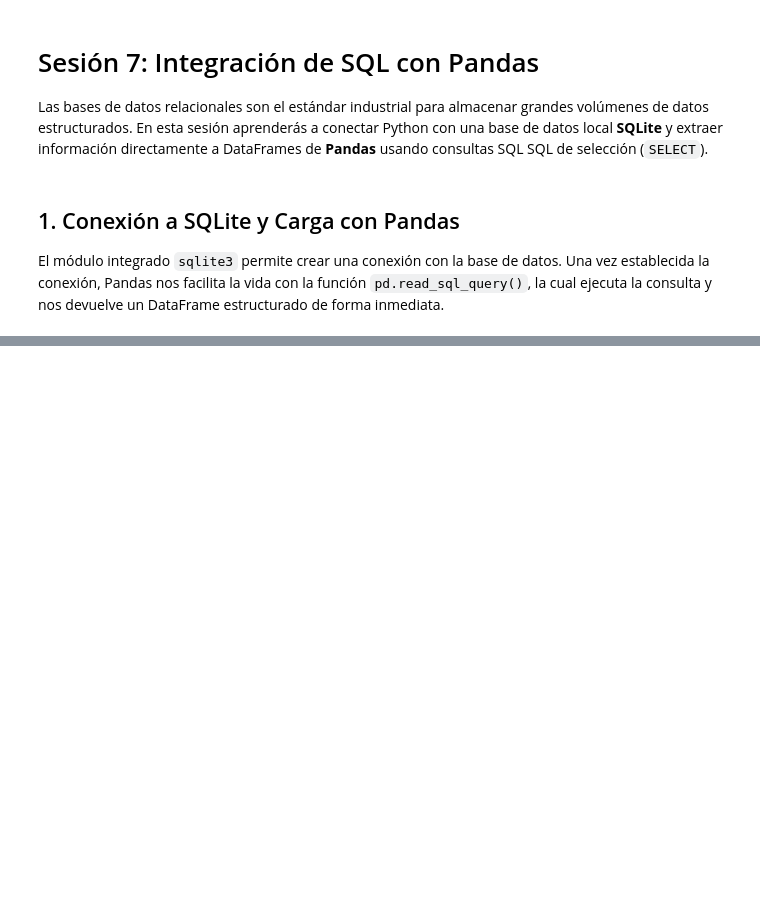
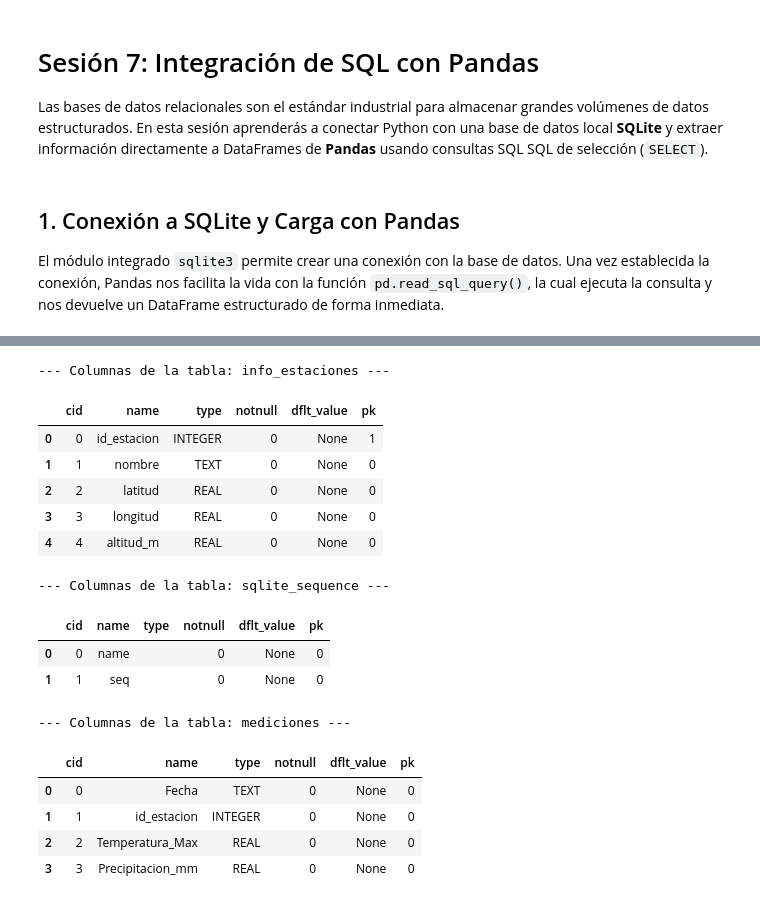
Before and after one commit to DanielBerns/python_para_universitarios, a Jupyter notebook: curso_c/notebooks_introduccion/07_sqlite_pandas.ipynb, the cells around one changed output, grey strips where cells are left out. Saved outputs shown, nothing was run; the diff lists cells and outputs as text; code cells hidden in the pictures; blank space fills up the shorter version.

```diff
--- a/curso_c/notebooks_introduccion/07_sqlite_pandas.ipynb
+++ b/curso_c/notebooks_introduccion/07_sqlite_pandas.ipynb
@@ -8 +186,4 @@ El módulo integrado `sqlite3` permite crear una conexión con la base de datos.
+# %%
+# Conectarse a la base de datos
+conexion = sqlite3.connect(database)
 # %%
@@ -54,0 +214,26 @@ except AssertionError as e:
+# %%
+# Mostrar las columnas de todas las tablas disponibles en la base de datos
+conn_temp = sqlite3.connect(database)
+for tabla in tablas['name']:
+    print(f"\n--- Columnas de la tabla: {tabla} ---")
+    columnas = pd.read_sql_query(f"PRAGMA table_info({tabla});", conn_temp)
+    display(columnas)
+conn_temp.close()
+# %% [output]
+--- Columnas de la tabla: info_estaciones ---
+|  | cid | name | type | notnull | dflt_value | pk |
+| 0 | 0 | id_estacion | INTEGER | 0 | None | 1 |
+| 1 | 1 | nombre | TEXT | 0 | None | 0 |
+| 2 | 2 | latitud | REAL | 0 | None | 0 |
+| 3 | 3 | longitud | REAL | 0 | None | 0 |
+| 4 | 4 | altitud_m | REAL | 0 | None | 0 |
+--- Columnas de la tabla: sqlite_sequence ---
+|  | cid | name | type | notnull | dflt_value | pk |
+| 0 | 0 | name |  | 0 | None | 0 |
+| 1 | 1 | seq |  | 0 | None | 0 |
+--- Columnas de la tabla: mediciones ---
+|  | cid | name | type | notnull | dflt_value | pk |
+| 0 | 0 | Fecha | TEXT | 0 | None | 0 |
+| 1 | 1 | id_estacion | INTEGER | 0 | None | 0 |
+| 2 | 2 | Temperatura_Max | REAL | 0 | None | 0 |
+| 3 | 3 | Precipitacion_mm | REAL | 0 | None | 0 |
```
Also changed, not shown: parts of 18 cells of this notebook.
